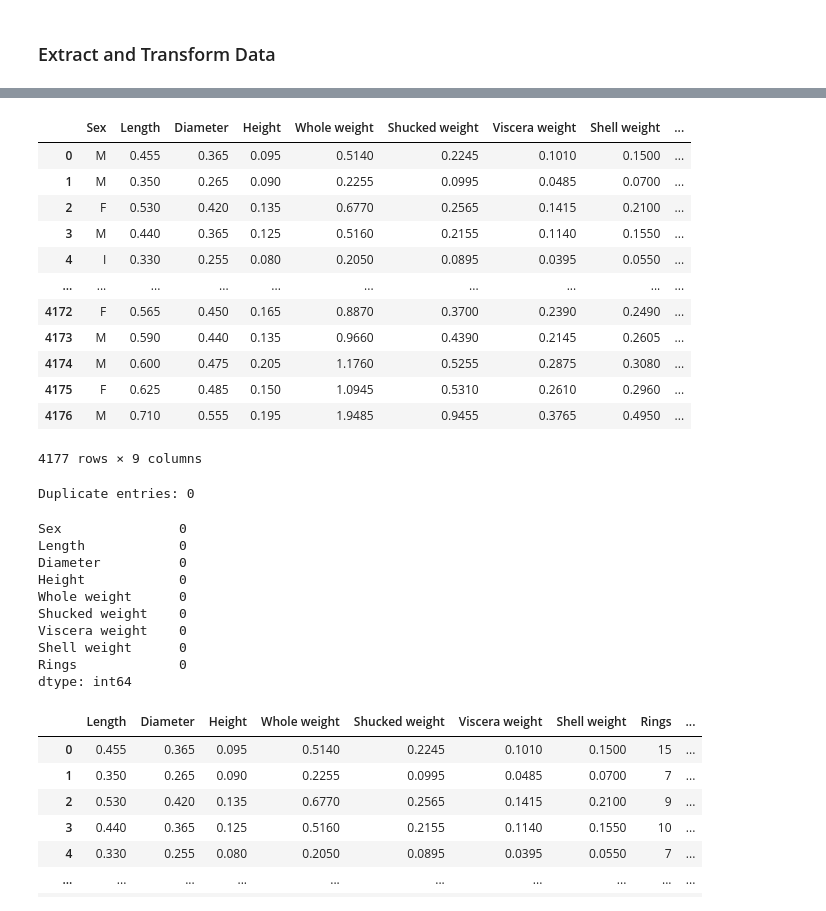
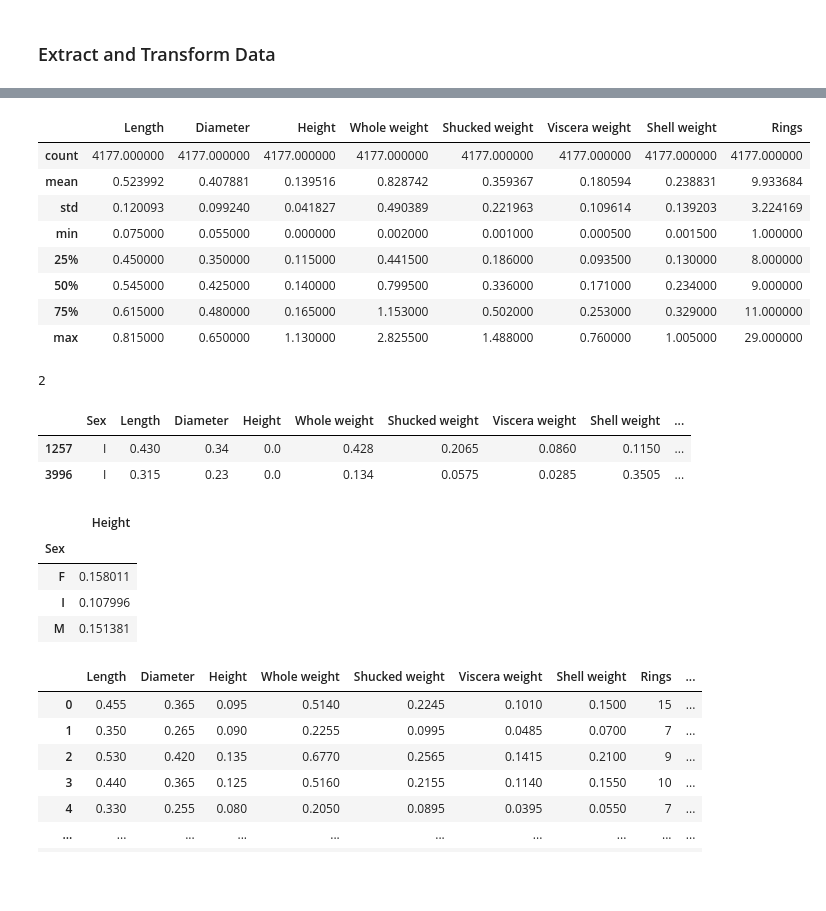
Before and after one commit to d0rtilla/AbaloneAgePredictionProject, a Jupyter notebook: Abalone_Sex_Prediction.ipynb, the cells around one changed output, grey strips where cells are left out. Drawn from its saved outputs; the diff is of its cells as text; code cells hidden in the pictures; blank space fills up the shorter version.

```diff
--- a/Abalone_Sex_Prediction.ipynb
+++ b/Abalone_Sex_Prediction.ipynb
@@ -23,38 +23,37 @@ Mounted at /content/gdrive
 # %%
 # Read in data
 file_path = "https://abalone-machine-learning-data.s3.us-east-2.amazonaws.com/abalone.csv"
 df = pd.read_csv(file_path)
-display(df)
+df.describe()
 # %% [output]
-|  | Sex | Length | Diameter | Height | Whole weight | Shucked weight | Viscera weight | Shell weight | ... |
-| 0 | M | 0.455 | 0.365 | 0.095 | 0.5140 | 0.2245 | 0.1010 | 0.1500 | ... |
-| 1 | M | 0.350 | 0.265 | 0.090 | 0.2255 | 0.0995 | 0.0485 | 0.0700 | ... |
-| 2 | F | 0.530 | 0.420 | 0.135 | 0.6770 | 0.2565 | 0.1415 | 0.2100 | ... |
-| 3 | M | 0.440 | 0.365 | 0.125 | 0.5160 | 0.2155 | 0.1140 | 0.1550 | ... |
-| 4 | I | 0.330 | 0.255 | 0.080 | 0.2050 | 0.0895 | 0.0395 | 0.0550 | ... |
-| ... | ... | ... | ... | ... | ... | ... | ... | ... | ... |
-| 4172 | F | 0.565 | 0.450 | 0.165 | 0.8870 | 0.3700 | 0.2390 | 0.2490 | ... |
-| 4173 | M | 0.590 | 0.440 | 0.135 | 0.9660 | 0.4390 | 0.2145 | 0.2605 | ... |
-| 4174 | M | 0.600 | 0.475 | 0.205 | 1.1760 | 0.5255 | 0.2875 | 0.3080 | ... |
-| 4175 | F | 0.625 | 0.485 | 0.150 | 1.0945 | 0.5310 | 0.2610 | 0.2960 | ... |
-| 4176 | M | 0.710 | 0.555 | 0.195 | 1.9485 | 0.9455 | 0.3765 | 0.4950 | ... |
+|  | Length | Diameter | Height | Whole weight | Shucked weight | Viscera weight | Shell weight | Rings |
+| count | 4177.000000 | 4177.000000 | 4177.000000 | 4177.000000 | 4177.000000 | 4177.000000 | 4177.000000 | 4177.000000 |
+| mean | 0.523992 | 0.407881 | 0.139516 | 0.828742 | 0.359367 | 0.180594 | 0.238831 | 9.933684 |
+| std | 0.120093 | 0.099240 | 0.041827 | 0.490389 | 0.221963 | 0.109614 | 0.139203 | 3.224169 |
+| min | 0.075000 | 0.055000 | 0.000000 | 0.002000 | 0.001000 | 0.000500 | 0.001500 | 1.000000 |
+| 25% | 0.450000 | 0.350000 | 0.115000 | 0.441500 | 0.186000 | 0.093500 | 0.130000 | 8.000000 |
+| 50% | 0.545000 | 0.425000 | 0.140000 | 0.799500 | 0.336000 | 0.171000 | 0.234000 | 9.000000 |
+| 75% | 0.615000 | 0.480000 | 0.165000 | 1.153000 | 0.502000 | 0.253000 | 0.329000 | 11.000000 |
+| max | 0.815000 | 0.650000 | 1.130000 | 2.825500 | 1.488000 | 0.760000 | 1.005000 | 29.000000 |
-4177 rows × 9 columns
-# %%
-# Find duplicate entries
-print(f"Duplicate entries: {df.duplicated().sum()}")
-# %% [output]
-Duplicate entries: 0
+# %%
+# As the hight column shows a 0 which is an indication of missing values, here we used the height column to find missing values
+(df.Height ==0).sum()
+# %% [output]
+2
 # %%
-#check for missing values
-df.isnull().sum(axis = 0)
+#Find which column has missing values
+df[df['Height']==0]
 # %% [output]
-Sex               0
-Length            0
-Diameter          0
-Height            0
-Whole weight      0
-Shucked weight    0
-Viscera weight    0
-Shell weight      0
-Rings             0
-dtype: int64
+|  | Sex | Length | Diameter | Height | Whole weight | Shucked weight | Viscera weight | Shell weight | ... |
+| 1257 | I | 0.430 | 0.34 | 0.0 | 0.428 | 0.2065 | 0.0860 | 0.1150 | ... |
+| 3996 | I | 0.315 | 0.23 | 0.0 | 0.134 | 0.0575 | 0.0285 | 0.3505 | ... |
+# %%
+#Find means
+means = pd.pivot_table(df, index=['Sex'], aggfunc={'Height':np.mean})
+display(means)
+# %% [output]
+|  | Height |
+| Sex |  |
+| F | 0.158011 |
+| I | 0.107996 |
+| M | 0.151381 |
```
Also changed, not shown: parts of 9 cells of this notebook.
